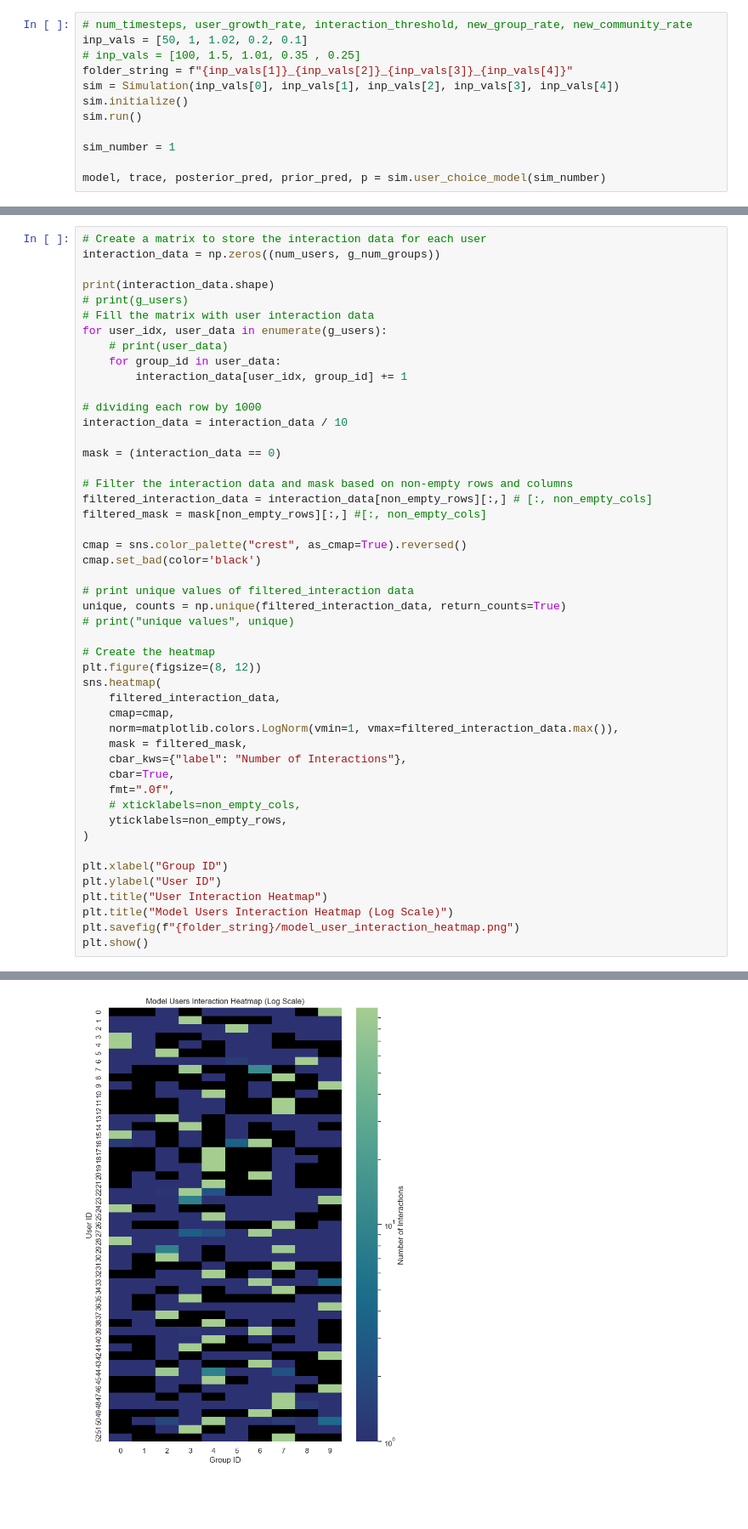
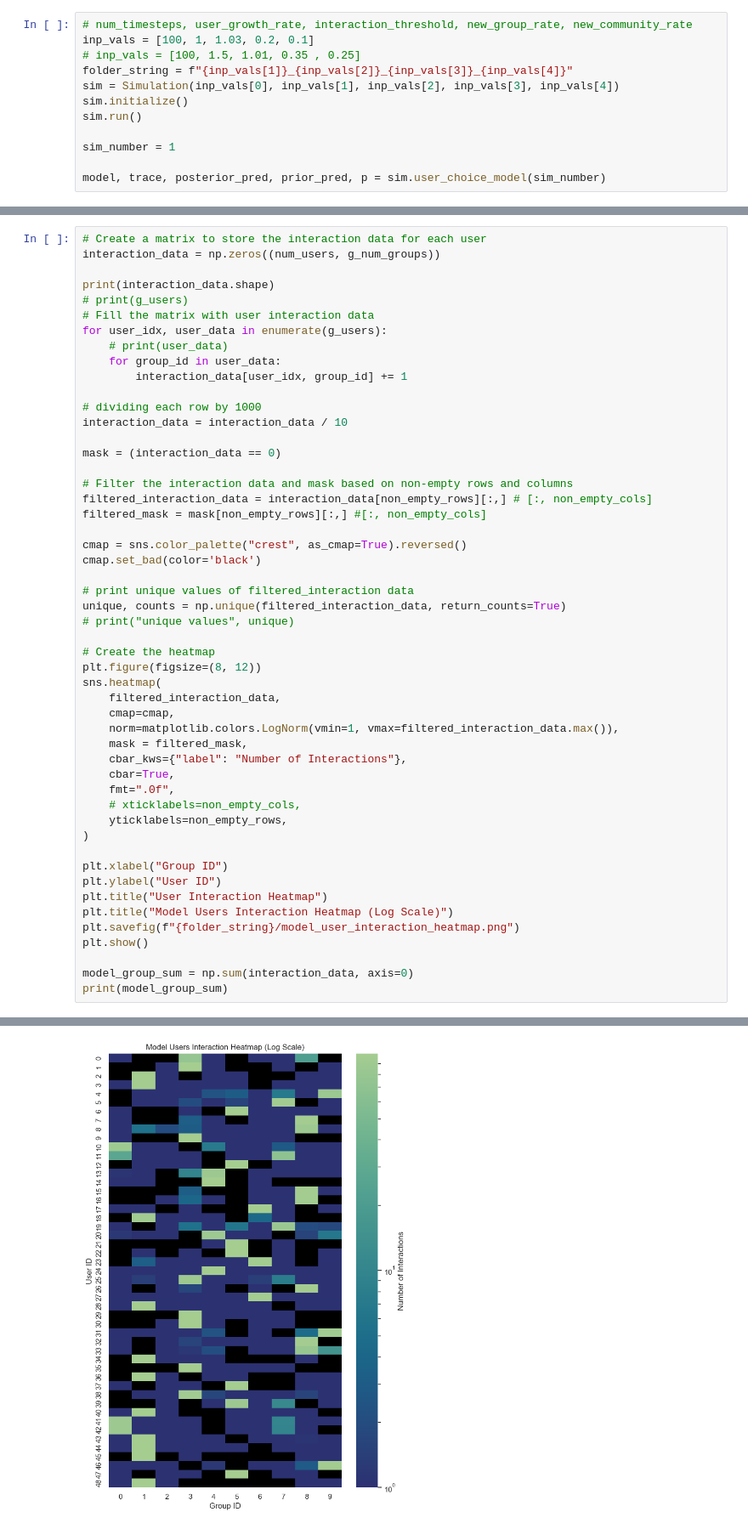
Before and after one commit to Jayman391/STAT-6300-Final, a Jupyter notebook: choice_model.ipynb, the cells around one changed output, grey strips where cells are left out. Shown at 85% size. Drawn from its saved outputs; the diff is of its cells as text; blank space fills up the shorter version.

```diff
--- a/choice_model.ipynb
+++ b/choice_model.ipynb
@@ -873,6 +870,6 @@ NameError: name 'gis' is not defined
 # %%
 # num_timesteps, user_growth_rate, interaction_threshold, new_group_rate, new_community_rate
-inp_vals = [50, 1, 1.02, 0.2, 0.1]
+inp_vals = [100, 1, 1.03, 0.2, 0.1]
 # inp_vals = [100, 1.5, 1.01, 0.35 , 0.25]
 folder_string = f"{inp_vals[1]}_{inp_vals[2]}_{inp_vals[3]}_{inp_vals[4]}"
 sim = Simulation(inp_vals[0], inp_vals[1], inp_vals[2], inp_vals[3], inp_vals[4])
@@ -1186,4 +1187,7 @@ plt.title("User Interaction Heatmap")
 plt.title("Model Users Interaction Heatmap (Log Scale)")
 plt.savefig(f"{folder_string}/model_user_interaction_heatmap.png")
 plt.show()
+
+model_group_sum = np.sum(interaction_data, axis=0)
+print(model_group_sum)
 # %% [output]
@@ -1191 +1195 @@ plt.show()
-[figure, old version]
+[figure, new version]
```
Also changed, not shown: parts of 12 cells of this notebook, 9 other files.
